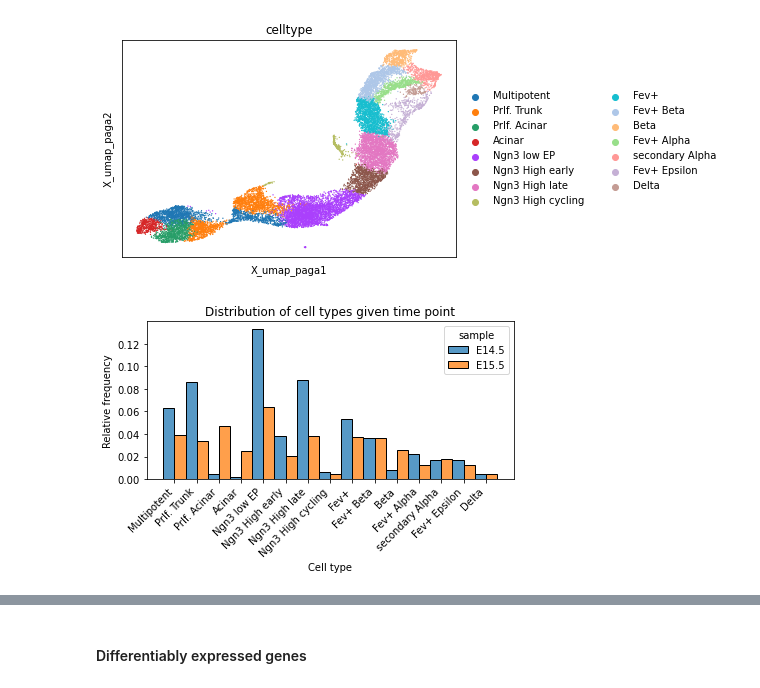
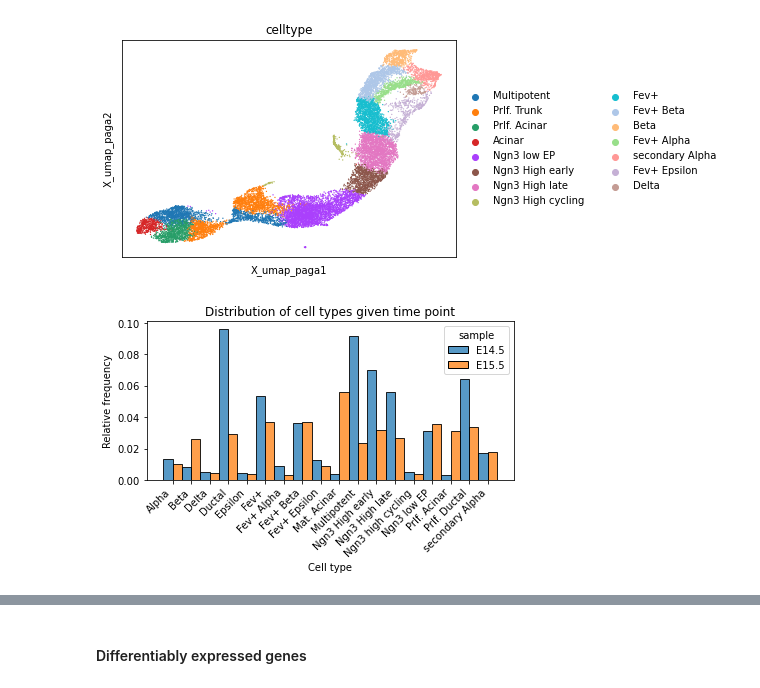
Before and after one commit to theislab/moscot-framework_reproducibility, a Jupyter notebook: 11_01_EDA.ipynb, the cells around one changed output, grey strips where cells are left out. Cells and saved outputs as stored; diff of their text form; code cells hidden in the pictures.

```diff
--- a/11_01_EDA.ipynb
+++ b/11_01_EDA.ipynb
@@ -4,7 +4,7 @@ import seaborn as sns
 from muon import atac as ac
 import matplotlib.pyplot as plt
 # %%
-adata = sc.read_h5ad("/storage/groups/ml01/workspace/dominik.klein/scMultiome_NVF/scMultiome_NVF_E14-E15/E14-E15_adata_filtered_rmDoublets_sctNormalized_WNN_embedded_initialAnno.h5ad")
+adata = sc.read_h5ad("/Users/dominik.klein/data/E14-E15_adata_filtered_rmDoublets_sctNormalized_WNN_embedded_initialAnno_new_annotation.h5ad")
 # %%
 adata
 # %% [output]
@@ -24,4 +24,4 @@ sc.pl.umap(adata, color=["batch", "sample"]) # as in previous notebook we see `b
 adata.obsm["X_umap_paga"] = adata.obsm["X_umap"].copy()
 # %%
 sc.tl.umap(adata)
-adata.obsm["X_umap"] = adata.obsm["umap"].copy()
+adata.obsm["X_umap"] = adata.obsm["X_umap"].copy()
@@ -42,11 +44,11 @@ adata.write("/storage/groups/ml01/workspace/dominik.klein/scMultiome_NVF/scMulti
 # %%
 # In order for OT to work we need to see a shift in distribution
 
-sns.histplot(data=adata.obs, x="celltype", hue="sample", multiple='dodge', stat = 'probability')
+sns.histplot(data=adata.obs, x="celltype_new", hue="sample", multiple='dodge', stat = 'probability')
 plt.xlabel("Cell type")
 plt.ylabel("Relative frequency")
 plt.xticks(rotation=45, ha='right')
 plt.title("Distribution of cell types given time point")
 plt.tight_layout()
 # %% [output]
-[figure, old version]
+[figure, new version]
```
Also changed, not shown: parts of 8 cells of this notebook, 16 other files.
